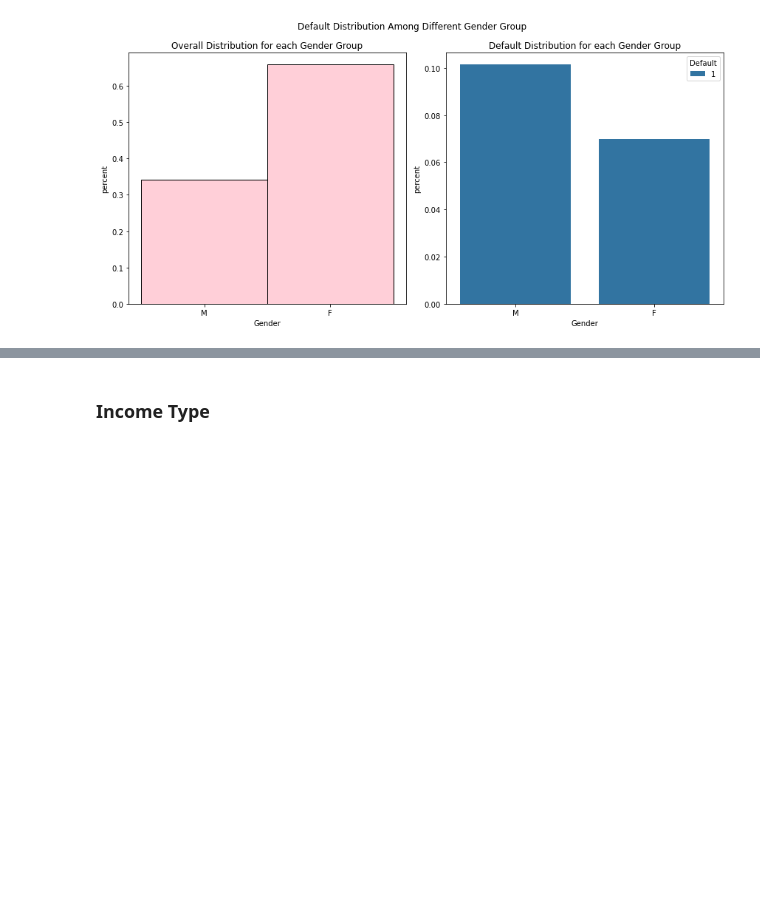
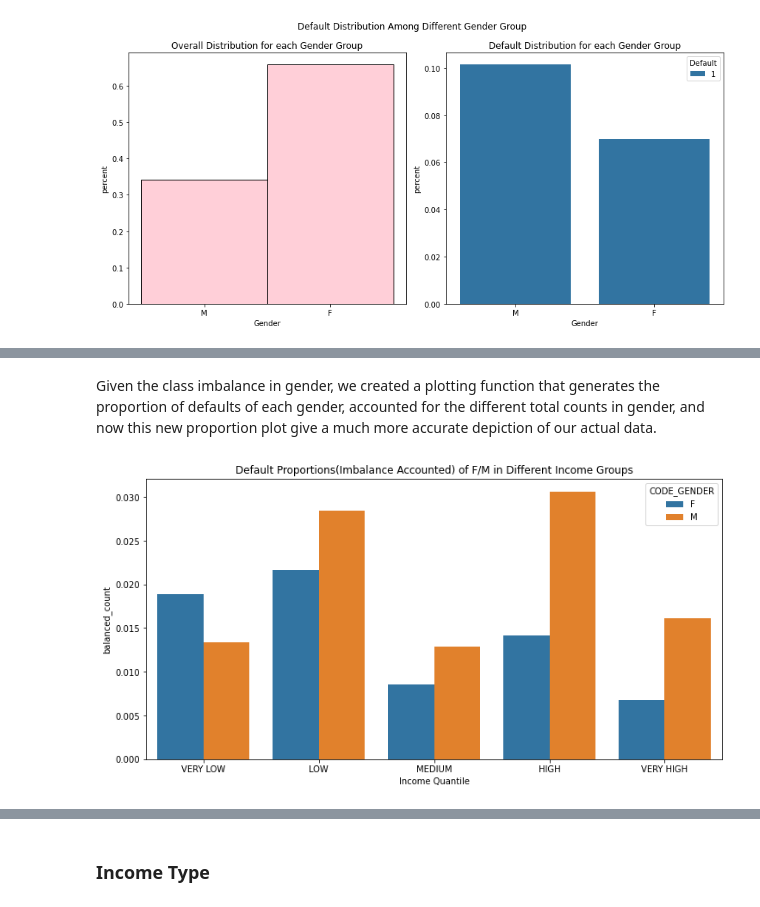
Before and after one commit to UCB-stat-159-s22/hw07-Group11, a Jupyter notebook: main.ipynb, the cells around one changed output, grey strips where cells are left out. Drawn from its saved outputs; the diff is of its cells as text; code cells hidden in the pictures; blank space fills up the shorter version.

```diff
--- a/main.ipynb
+++ b/main.ipynb
@@ -105,0 +155,6 @@ pt.plot_default_in_category_group('CODE_GENDER', gender_df, 'Gender')
+# %% [markdown]
+Given the class imbalance in gender, we created a plotting function that generates the proportion of defaults of each gender, accounted for the different total counts in gender, and now this new proportion plot give a much more accurate depiction of our actual data.
+# %%
+pt.balanced_plot(gender_df)
+# %% [output]
+[figure, added]
```
Also changed, not shown: parts of 27 cells of this notebook, 3 other files.
